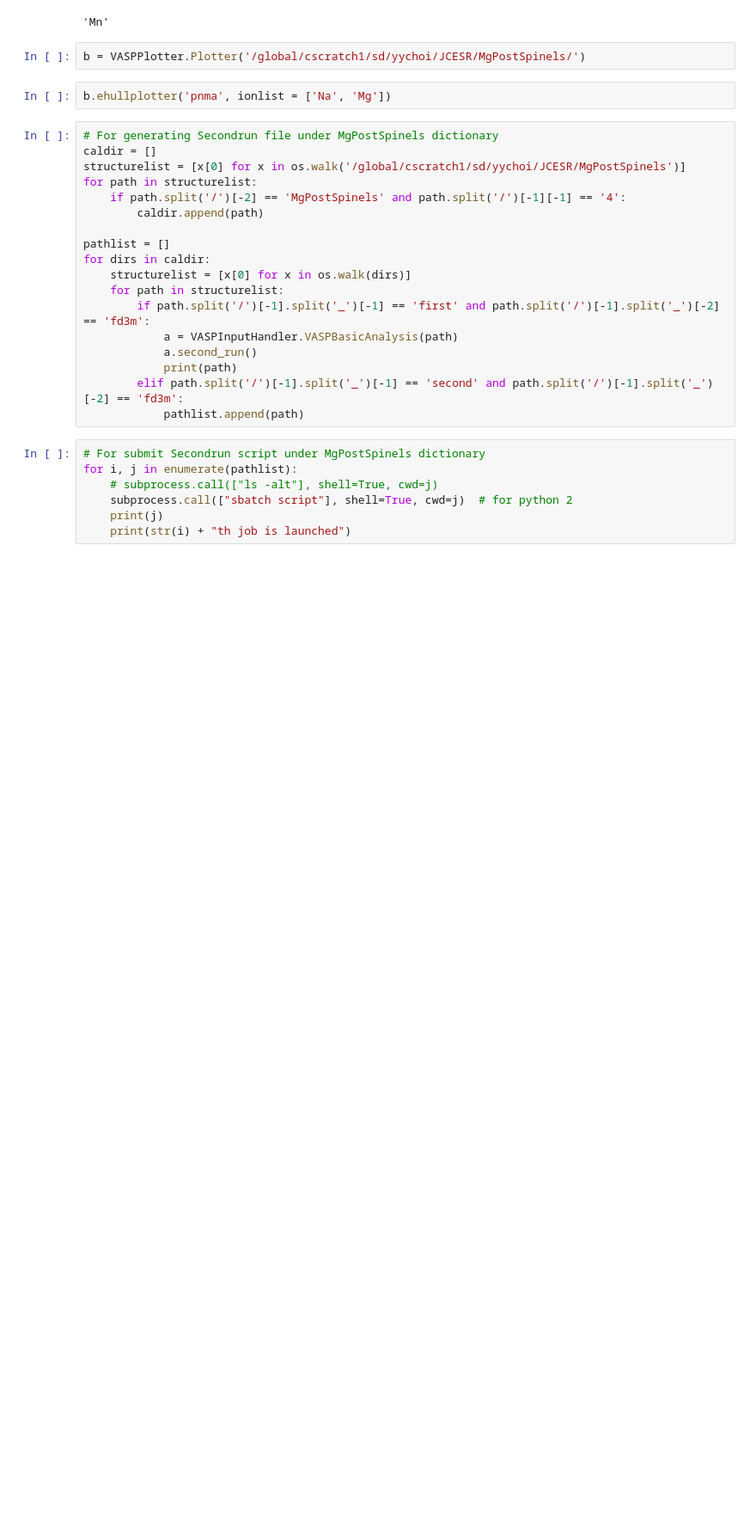
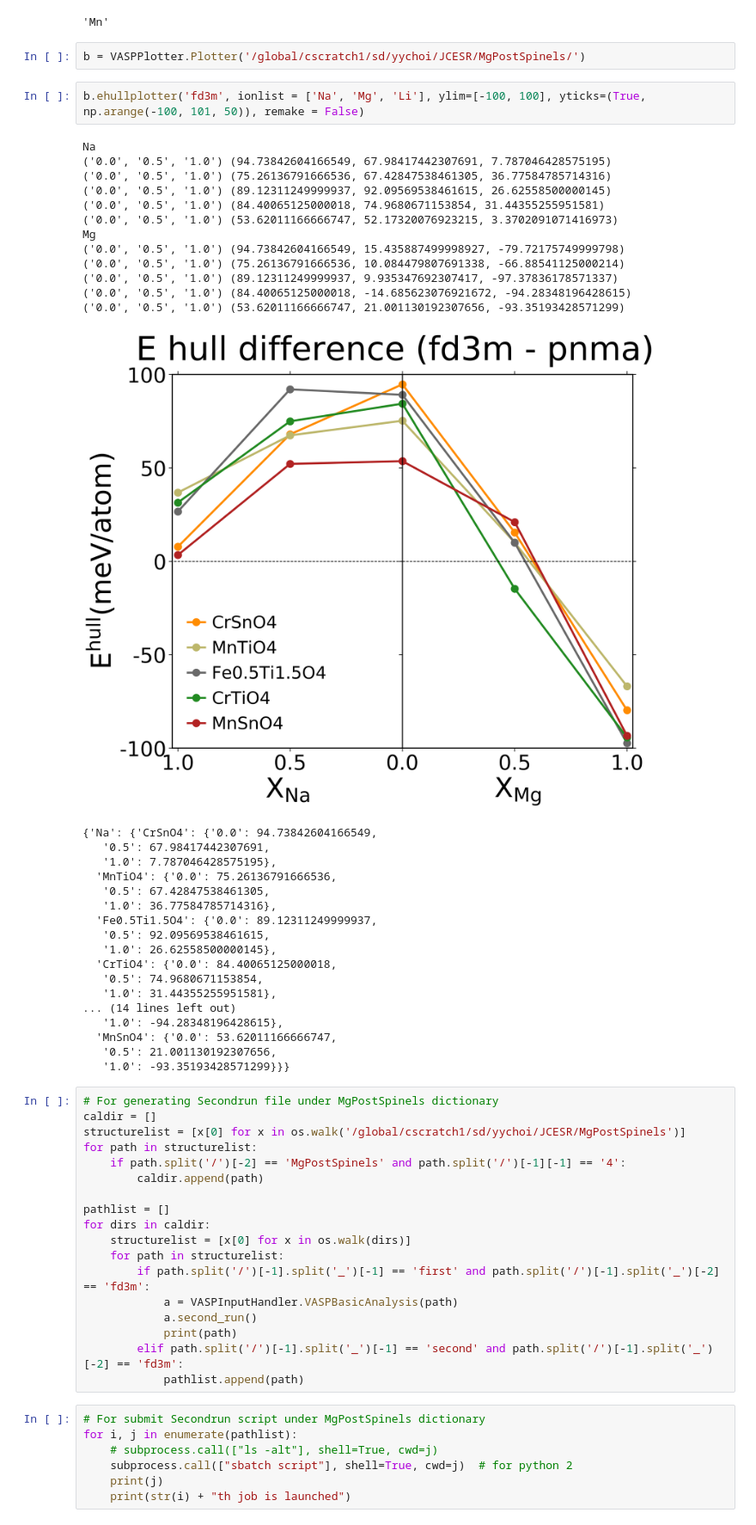
Before and after one commit to YunyeongChoi/myVASPhandler, a Jupyter notebook: Workingnotebook.ipynb, the cells around one changed output. Shown at 86% size. Drawn from its saved outputs; the diff is of its cells as text; blank space fills up the shorter version.

```diff
--- a/Workingnotebook.ipynb
+++ b/Workingnotebook.ipynb
@@ -65,8 +66,39 @@ re.findall('[A-Z][^A-Z]*', i.split('/')[-1].split('_')[0])[0]
 'Mn'
 # %%
 b = VASPPlotter.Plotter('/global/cscratch1/sd/yychoi/JCESR/MgPostSpinels/')
-# %%
-b.ehullplotter('pnma', ionlist = ['Na', 'Mg'])
+# %%
+b.ehullplotter('fd3m', ionlist = ['Na', 'Mg', 'Li'], ylim=[-100, 100], yticks=(True, np.arange(-100, 101, 50)), remake = False)
+# %% [output]
+Na
+('0.0', '0.5', '1.0') (94.73842604166549, 67.98417442307691, 7.787046428575195)
+('0.0', '0.5', '1.0') (75.26136791666536, 67.42847538461305, 36.77584785714316)
+('0.0', '0.5', '1.0') (89.12311249999937, 92.09569538461615, 26.62558500000145)
+('0.0', '0.5', '1.0') (84.40065125000018, 74.9680671153854, 31.44355255951581)
+('0.0', '0.5', '1.0') (53.62011166666747, 52.17320076923215, 3.3702091071416973)
+Mg
+('0.0', '0.5', '1.0') (94.73842604166549, 15.435887499998927, -79.72175749999798)
+('0.0', '0.5', '1.0') (75.26136791666536, 10.084479807691338, -66.88541125000214)
+('0.0', '0.5', '1.0') (89.12311249999937, 9.935347692307417, -97.37836178571337)
+('0.0', '0.5', '1.0') (84.40065125000018, -14.685623076921672, -94.28348196428615)
+('0.0', '0.5', '1.0') (53.62011166666747, 21.001130192307656, -93.35193428571299)
+[figure, added]
+{'Na': {'CrSnO4': {'0.0': 94.73842604166549,
+   '0.5': 67.98417442307691,
+   '1.0': 7.787046428575195},
+  'MnTiO4': {'0.0': 75.26136791666536,
+   '0.5': 67.42847538461305,
+   '1.0': 36.77584785714316},
+  'Fe0.5Ti1.5O4': {'0.0': 89.12311249999937,
+   '0.5': 92.09569538461615,
+   '1.0': 26.62558500000145},
+  'CrTiO4': {'0.0': 84.40065125000018,
+   '0.5': 74.9680671153854,
+   '1.0': 31.44355255951581},
+... (14 lines left out)
+   '1.0': -94.28348196428615},
+  'MnSnO4': {'0.0': 53.62011166666747,
+   '0.5': 21.001130192307656,
+   '1.0': -93.35193428571299}}}
 # %%
 # For generating Secondrun file under MgPostSpinels dictionary
 caldir = []
```
Also changed, not shown: parts of 27 cells of this notebook.
